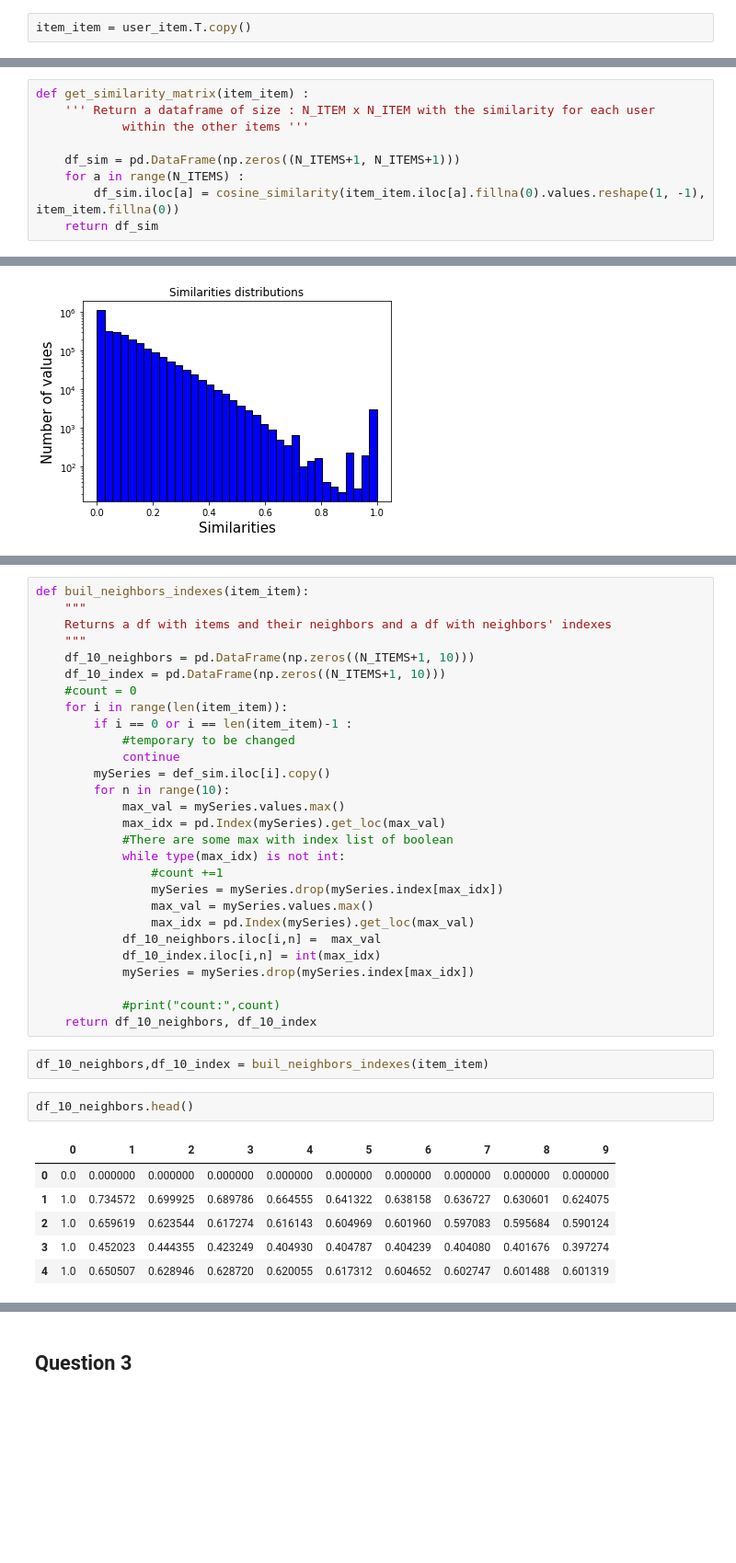
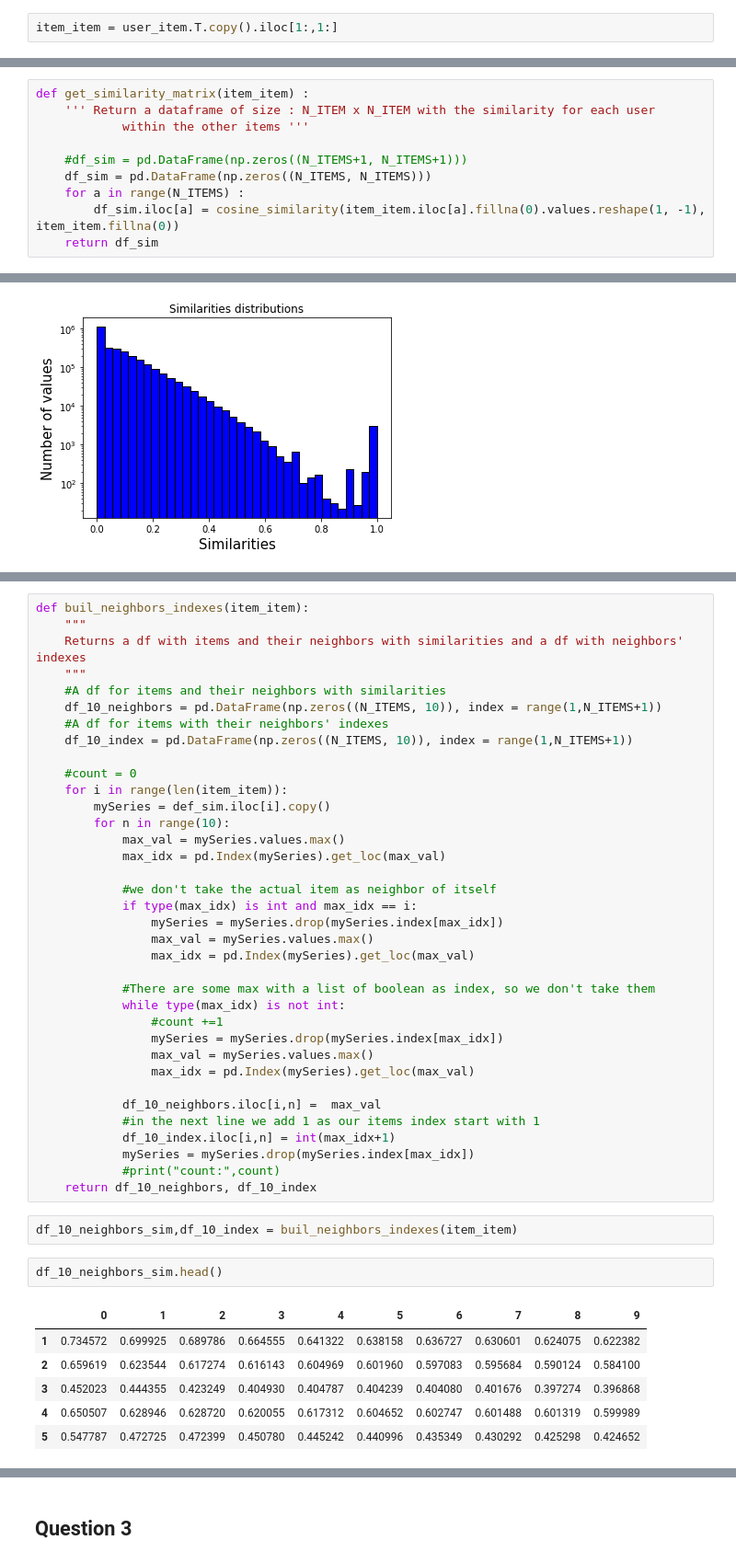
Before and after one commit to clementbernardd/LOG6308, a Jupyter notebook: TP1_groupe7_ghaith_.ipynb, the cells around one changed output, grey strips where cells are left out. Shown at 92% size. Cells and saved outputs as stored; diff of their text form; blank space fills up the shorter version.

```diff
--- a/TP1_groupe7_ghaith_.ipynb
+++ b/TP1_groupe7_ghaith_.ipynb
@@ -320,7 +322,7 @@ import time
 # %% [markdown]
 ## 2.a
 # %%
-item_item = user_item.T.copy()
+item_item = user_item.T.copy().iloc[1:,1:]
 # %%
 item_item
 # %% [output]
@@ -344,7 +346,8 @@ def get_similarity_matrix(item_item) :
     ''' Return a dataframe of size : N_ITEM x N_ITEM with the similarity for each user
             within the other items '''
 
-    df_sim = pd.DataFrame(np.zeros((N_ITEMS+1, N_ITEMS+1)))
+    #df_sim = pd.DataFrame(np.zeros((N_ITEMS+1, N_ITEMS+1)))
+    df_sim = pd.DataFrame(np.zeros((N_ITEMS, N_ITEMS)))
     for a in range(N_ITEMS) :
         df_sim.iloc[a] = cosine_similarity(item_item.iloc[a].fillna(0).values.reshape(1, -1), item_item.fillna(0))
     return df_sim
@@ -380,39 +405,47 @@ Text(0, 0.5, 'Number of values')
 # %%
 def buil_neighbors_indexes(item_item):
     """
-    Returns a df with items and their neighbors and a df with neighbors' indexes
+    Returns a df with items and their neighbors with similarities and a df with neighbors' indexes
     """
-    df_10_neighbors = pd.DataFrame(np.zeros((N_ITEMS+1, 10)))
-    df_10_index = pd.DataFrame(np.zeros((N_ITEMS+1, 10)))
+    #A df for items and their neighbors with similarities
+    df_10_neighbors = pd.DataFrame(np.zeros((N_ITEMS, 10)), index = range(1,N_ITEMS+1))
+    #A df for items with their neighbors' indexes
+    df_10_index = pd.DataFrame(np.zeros((N_ITEMS, 10)), index = range(1,N_ITEMS+1))
+
     #count = 0
     for i in range(len(item_item)):
-        if i == 0 or i == len(item_item)-1 :
-            #temporary to be changed
-            continue
         mySeries = def_sim.iloc[i].copy()
         for n in range(10):
             max_val = mySeries.values.max()
             max_idx = pd.Index(mySeries).get_loc(max_val)
-            #There are some max with index list of boolean
+
+            #we don't take the actual item as neighbor of itself
+            if type(max_idx) is int and max_idx == i:
+                mySeries = mySeries.drop(mySeries.index[max_idx])
+                max_val = mySeries.values.max()
+                max_idx = pd.Index(mySeries).get_loc(max_val)
+
+            #There are some max with a list of boolean as index, so we don't take them
             while type(max_idx) is not int:
                 #count +=1
                 mySeries = mySeries.drop(mySeries.index[max_idx])
                 max_val = mySeries.values.max()
                 max_idx = pd.Index(mySeries).get_loc(max_val)
+
             df_10_neighbors.iloc[i,n] =  max_val
-            df_10_index.iloc[i,n] = int(max_idx)
+            #in the next line we add 1 as our items index start with 1
+            df_10_index.iloc[i,n] = int(max_idx+1)
             mySeries = mySeries.drop(mySeries.index[max_idx])
-
             #print("count:",count)
     return df_10_neighbors, df_10_index
 # %%
-df_10_neighbors,df_10_index = buil_neighbors_indexes(item_item)
+df_10_neighbors_sim,df_10_index = buil_neighbors_indexes(item_item)
 # %%
-df_10_neighbors.head()
+df_10_neighbors_sim.head()
 # %% [output]
 |  | 0 | 1 | 2 | 3 | 4 | 5 | 6 | 7 | 8 | 9 |
-| 0 | 0.0 | 0.000000 | 0.000000 | 0.000000 | 0.000000 | 0.000000 | 0.000000 | 0.000000 | 0.000000 | 0.000000 |
-| 1 | 1.0 | 0.734572 | 0.699925 | 0.689786 | 0.664555 | 0.641322 | 0.638158 | 0.636727 | 0.630601 | 0.624075 |
-| 2 | 1.0 | 0.659619 | 0.623544 | 0.617274 | 0.616143 | 0.604969 | 0.601960 | 0.597083 | 0.595684 | 0.590124 |
-| 3 | 1.0 | 0.452023 | 0.444355 | 0.423249 | 0.404930 | 0.404787 | 0.404239 | 0.404080 | 0.401676 | 0.397274 |
-| 4 | 1.0 | 0.650507 | 0.628946 | 0.628720 | 0.620055 | 0.617312 | 0.604652 | 0.602747 | 0.601488 | 0.601319 |
+| 1 | 0.734572 | 0.699925 | 0.689786 | 0.664555 | 0.641322 | 0.638158 | 0.636727 | 0.630601 | 0.624075 | 0.622382 |
+| 2 | 0.659619 | 0.623544 | 0.617274 | 0.616143 | 0.604969 | 0.601960 | 0.597083 | 0.595684 | 0.590124 | 0.584100 |
+| 3 | 0.452023 | 0.444355 | 0.423249 | 0.404930 | 0.404787 | 0.404239 | 0.404080 | 0.401676 | 0.397274 | 0.396868 |
+| 4 | 0.650507 | 0.628946 | 0.628720 | 0.620055 | 0.617312 | 0.604652 | 0.602747 | 0.601488 | 0.601319 | 0.599989 |
+| 5 | 0.547787 | 0.472725 | 0.472399 | 0.450780 | 0.445242 | 0.440996 | 0.435349 | 0.430292 | 0.425298 | 0.424652 |
```
Also changed, not shown: parts of 23 cells of this notebook.
